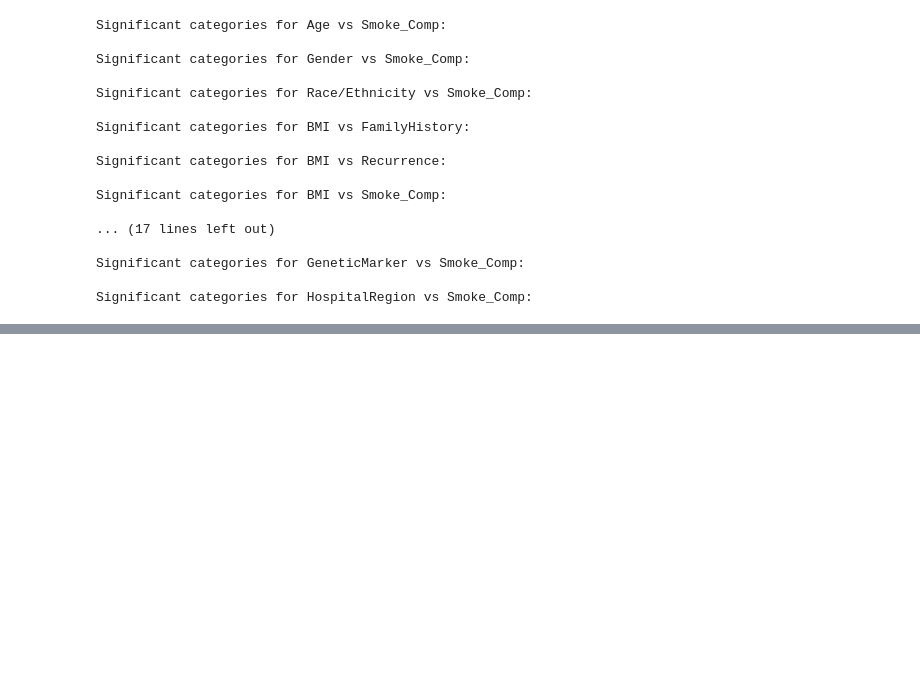
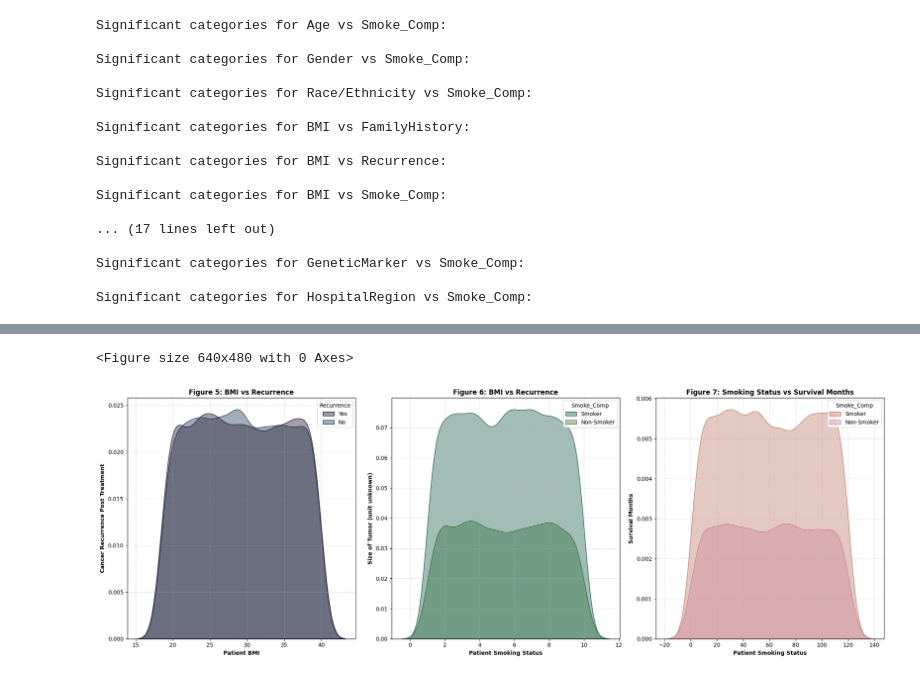
Before and after one commit to JonathonBriggs/AnalyticsProjects, a Jupyter notebook: Kaggle/cancer-dataset-analysis.ipynb, the cells around one changed output, grey strips where cells are left out. Drawn from its saved outputs; the diff is of its cells as text; code cells hidden in the pictures; blank space fills up the shorter version.

Commit message:
Kaggle Notebook | Cancer Dataset Analysis | Version 8

```diff
--- a/Kaggle/cancer-dataset-analysis.ipynb
+++ b/Kaggle/cancer-dataset-analysis.ipynb
@@ -344,0 +357,33 @@ Significant categories for HospitalRegion vs Smoke_Comp:
+# %%
+plt.clf()
+
+fig, axes = plt.subplots(1, 3, figsize=(20, 7))
+axes = axes.flatten() #just learned .ravel() will accomplish the same but with a view instead of copy if possible - more memory efficient
+palette = sns.color_palette("cubehelix", n_colors=10)
+
+#I tried to use countplot and box and whisker for this application, but differences were too granular.
+#Therefore, we'll use kdeplot, which will show the variations more clearly (note: this does turn this into a probability density curve)
+
+sns.kdeplot(cl_data,x='BMI',hue='Recurrence',fill=True, alpha=.4, palette=[palette[0], palette[1]], ax=axes[0])
+axes[0].set_title('Figure 5: BMI vs Recurrence', fontweight='bold')
+axes[0].set_xlabel('Patient BMI', fontweight='bold')
+axes[0].set_ylabel('Cancer Recurrence Post Treatment', fontweight='bold')
+axes[0].grid(visible=True,axis='both',linestyle='--',alpha=.5)
+
+sns.kdeplot(cl_data,x='TumorSize',hue='Smoke_Comp',fill=True, alpha=.4, palette=[palette[2], palette[3]], ax=axes[1])
+axes[1].set_title('Figure 6: BMI vs Recurrence', fontweight='bold')
+axes[1].set_xlabel('Patient Smoking Status', fontweight='bold')
+axes[1].set_ylabel('Size of Tumor (unit unknown)', fontweight='bold')
+axes[1].grid(visible=True,axis='both',linestyle='--',alpha=.5)
+
+sns.kdeplot(cl_data, x='SurvivalMonths', hue='Smoke_Comp', fill=True, alpha=.4, palette=[palette[5], palette[6]], ax=axes[2])
+axes[2].set_title('Figure 7: Smoking Status vs Survival Months', fontweight='bold')
+axes[2].set_xlabel('Patient Smoking Status', fontweight='bold')
+axes[2].set_ylabel('Survival Months', fontweight='bold')
+axes[2].grid(visible=True, axis='both', linestyle='--', alpha=.5)
+
+plt.tight_layout()
+plt.show()
+# %% [output]
+<Figure size 640x480 with 0 Axes>
+[figure, added]
```
Also changed, not shown: parts of 6 cells of this notebook.
